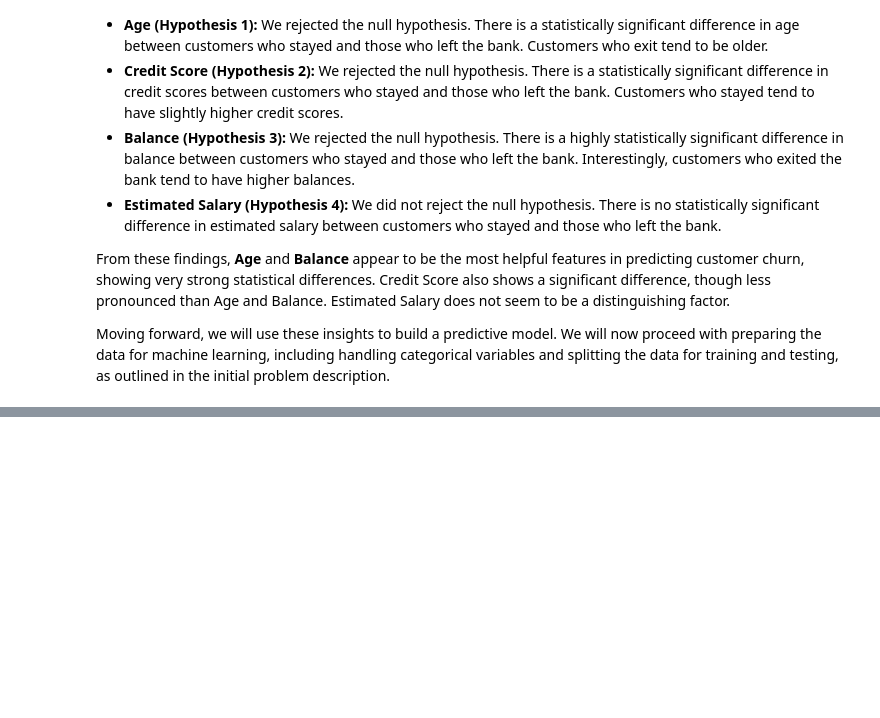
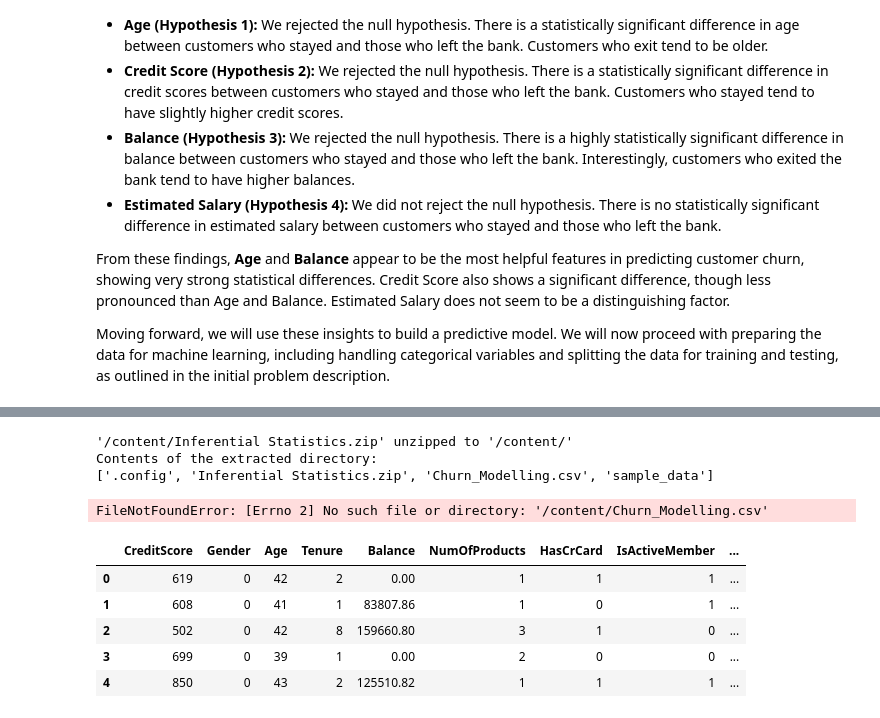
Before and after one commit to mousadjara01ouatt-sys/DI_Bootcamp, a Jupyter notebook: week4/DAY4/Dailychallenge/DailyChallenge_StatforML.ipynb, the cells around one changed output, grey strips where cells are left out. Cells and saved outputs as stored; diff of their text form; code cells hidden in the pictures; blank space fills up the shorter version.

```diff
--- a/week4/DAY4/Dailychallenge/DailyChallenge_StatforML.ipynb
+++ b/week4/DAY4/Dailychallenge/DailyChallenge_StatforML.ipynb
@@ -352,0 +361,58 @@ Moving forward, we will use these insights to build a predictive model. We will
+# %%
+import zipfile
+import os
+
+zip_file_path = '/content/Inferential Statistics.zip'
+extract_dir = '/content/'
+
+with zipfile.ZipFile(zip_file_path, 'r') as zip_ref:
+    zip_ref.extractall(extract_dir)
+
+print(f"'{zip_file_path}' unzipped to '{extract_dir}'")
+# Verify the contents of the extracted directory
+print("Contents of the extracted directory:")
+print(os.listdir(extract_dir))
+# %% [output]
+'/content/Inferential Statistics.zip' unzipped to '/content/'
+Contents of the extracted directory:
+['.config', 'Inferential Statistics.zip', 'Churn_Modelling.csv', 'sample_data']
+# %%
+import pandas as pd
+
+# Define file_1 with the correct path
+file_1 = '/content/Churn_Modelling.csv'
+# Load the dataset
+df = pd.read_csv(file_1)
+
+# Drop irrelevant features
+df_model = df.drop(columns=['RowNumber', 'CustomerId', 'Surname'])
+
+# One-hot encode 'Geography'
+df_model = pd.get_dummies(df_model, columns=['Geography'], drop_first=True)
+
+# Label encode 'Gender' (Female=0, Male=1 for simplicity, or could use one-hot if more categories were present)
+df_model['Gender'] = df_model['Gender'].map({'Female': 0, 'Male': 1})
+
+# Display the first few rows of the preprocessed DataFrame
+display(df_model.head())
+# %% [output]
+FileNotFoundError: [Errno 2] No such file or directory: '/content/Churn_Modelling.csv'
+# %%
+# Re-running the data preprocessing cell now that 'Churn_Modelling.csv' is available.
+import pandas as pd
+
+file_1 = '/content/Churn_Modelling.csv'
+df = pd.read_csv(file_1)
+
+df_model = df.drop(columns=['RowNumber', 'CustomerId', 'Surname'])
+df_model = pd.get_dummies(df_model, columns=['Geography'], drop_first=True)
+df_model['Gender'] = df_model['Gender'].map({'Female': 0, 'Male': 1})
+
+display(df_model.head())
+# %% [output]
+|  | CreditScore | Gender | Age | Tenure | Balance | NumOfProducts | HasCrCard | IsActiveMember | ... |
+| 0 | 619 | 0 | 42 | 2 | 0.00 | 1 | 1 | 1 | ... |
+| 1 | 608 | 0 | 41 | 1 | 83807.86 | 1 | 0 | 1 | ... |
+| 2 | 502 | 0 | 42 | 8 | 159660.80 | 3 | 1 | 0 | ... |
+| 3 | 699 | 0 | 39 | 1 | 0.00 | 2 | 0 | 0 | ... |
+| 4 | 850 | 0 | 43 | 2 | 125510.82 | 1 | 1 | 1 | ... |
```
Also changed, not shown: parts of 4 cells of this notebook, 1 other file.
